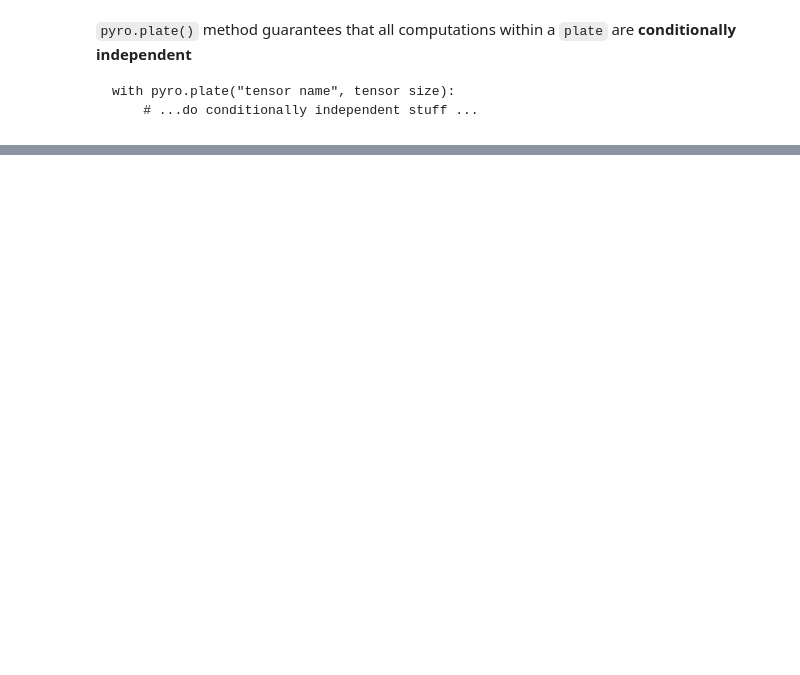
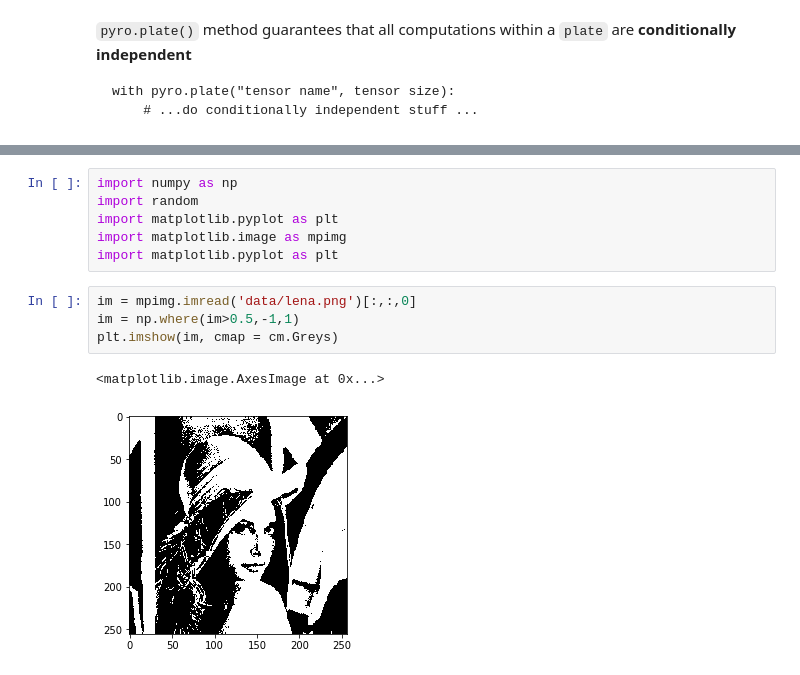
Before and after one commit to ginevracoal/statistical-machine-learning, a Jupyter notebook: notebooks/03_graphical_models.ipynb, the cells around one changed output, grey strips where cells are left out. Drawn from its saved outputs; the diff is of its cells as text; blank space fills up the shorter version.

```diff
--- a/notebooks/03_graphical_models.ipynb
+++ b/notebooks/03_graphical_models.ipynb
@@ -146,0 +177,13 @@ da finire
+# %%
+import numpy as np
+import random
+import matplotlib.pyplot as plt
+import matplotlib.image as mpimg
+import matplotlib.pyplot as plt
+# %%
+im = mpimg.imread('data/lena.png')[:,:,0]
+im = np.where(im>0.5,-1,1)
+plt.imshow(im, cmap = cm.Greys)
+# %% [output]
+<matplotlib.image.AxesImage at 0x...>
+[figure, added]
```
Also changed, not shown: parts of 16 cells of this notebook.
